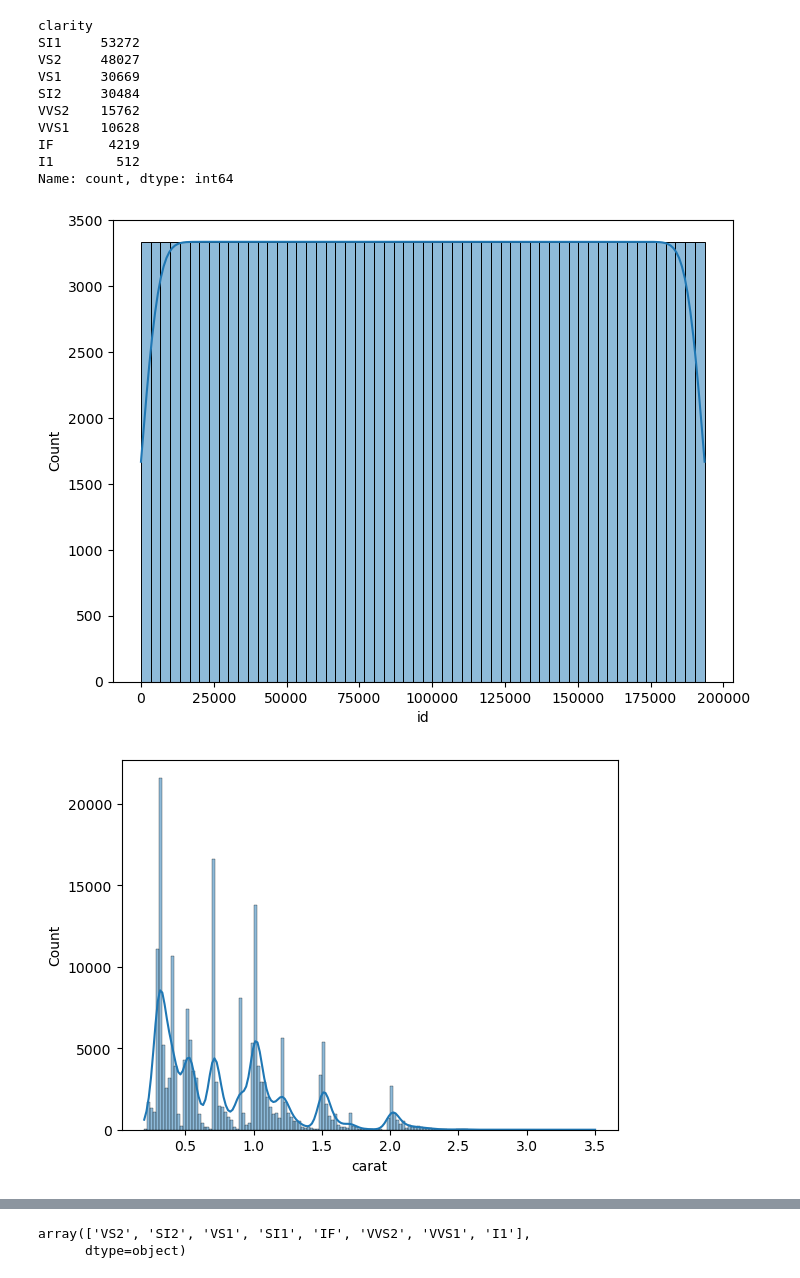
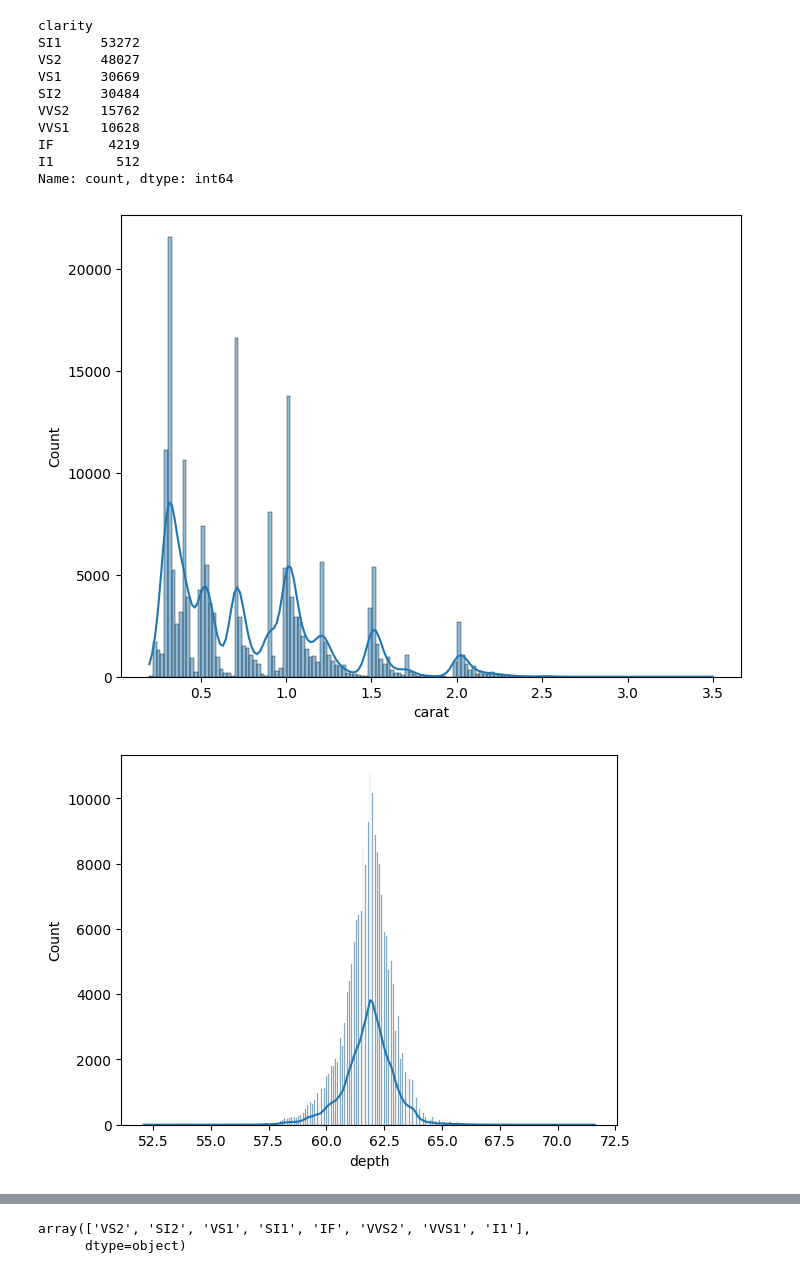
Before and after one commit to Harshksaw/DiamondPricePred_ML, a Jupyter notebook: notebooks/EDA.ipynb, the cells around one changed output, grey strips where cells are left out. Cells and saved outputs as stored; diff of their text form; code cells hidden in the pictures.

```diff
--- a/notebooks/EDA.ipynb
+++ b/notebooks/EDA.ipynb
@@ -73,4 +86,5 @@ memory usage: 16.2+ MB
 # %%
-df.drop(labels=['id'], axis=1)
+## Lets drop the id column
+df=df.drop(labels=['id'],axis=1)
 df.head()
 # %% [output]
@@ -150,13 +155,12 @@ Name: count, dtype: int64
 # %%
 import seaborn as sns
 import matplotlib.pyplot as plt
-plt.figure(figsize = (8,6))
-
-x= 0
-for i in numerical_colummns:
-    sns.histplot(data = df, x = i , kde = True)
+plt.figure(figsize=(8,6))
+x=0
+for i in numerical_columns:
+    sns.histplot(data=df,x=i,kde=True)
     print('\n')
     plt.show()
 # %% [output]
-[figure, old version]
+[figure, new version]
-[figure, old version]
+[figure, new version]
```
Also changed, not shown: parts of 30 cells of this notebook, 29 other files.
